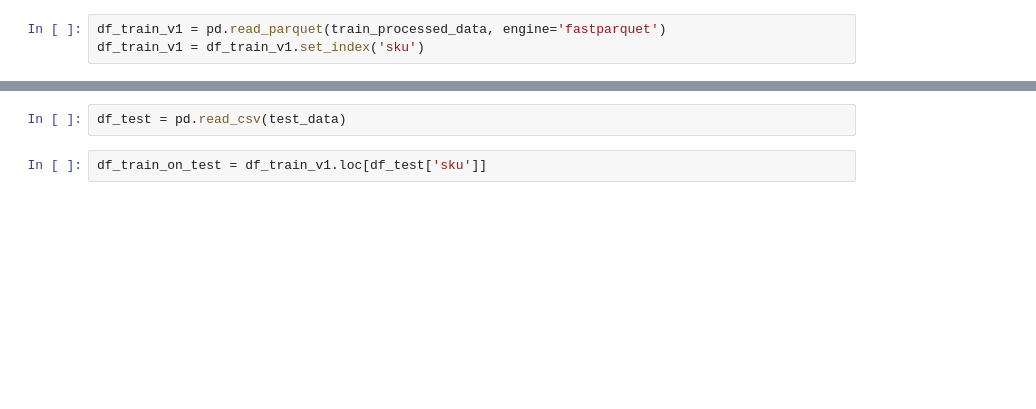
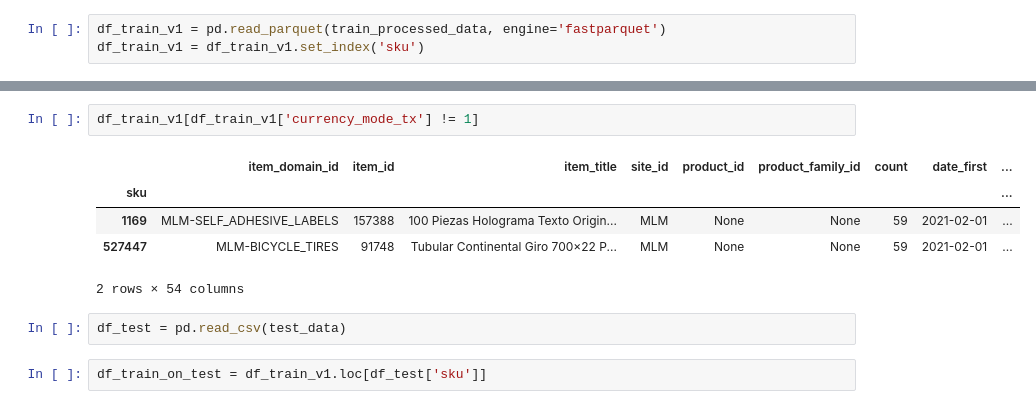
Before and after one commit to eduagarcia/meli-challenge-2021, a Jupyter notebook: data-analysis-2.ipynb, the cells around one changed output, grey strips where cells are left out. Saved outputs shown, nothing was run; the diff lists cells and outputs as text; blank space fills up the shorter version.

```diff
--- a/data-analysis-2.ipynb
+++ b/data-analysis-2.ipynb
@@ -14,3 +33,11 @@ df_train_v1 = df_train_v1.set_index('sku')
+# %%
+df_train_v1[df_train_v1['currency_mode_tx'] != 1]
+# %% [output]
+|  | item_domain_id | item_id | item_title | site_id | product_id | product_family_id | count | date_first | ... |
+| sku |  |  |  |  |  |  |  |  | ... |
+| 1169 | MLM-SELF_ADHESIVE_LABELS | 157388 | 100 Piezas Holograma Texto Origin... | MLM | None | None | 59 | 2021-02-01 | ... |
+| 527447 | MLM-BICYCLE_TIRES | 91748 | Tubular Continental Giro 700×22 P... | MLM | None | None | 59 | 2021-02-01 | ... |
+2 rows × 54 columns
 # %%
 df_test = pd.read_csv(test_data)
 # %%
```
Also changed, not shown: parts of 4 cells of this notebook, 30 other files.
